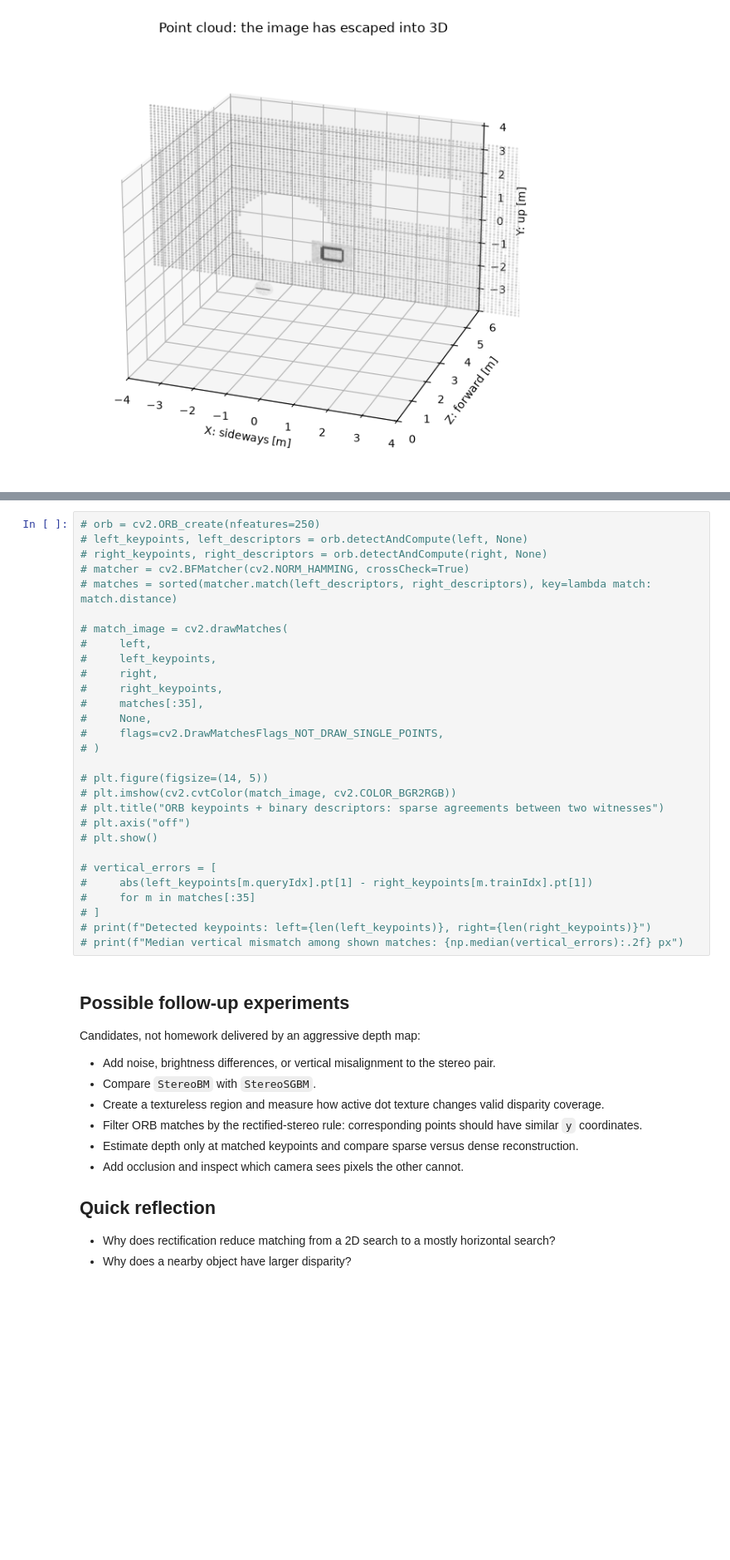
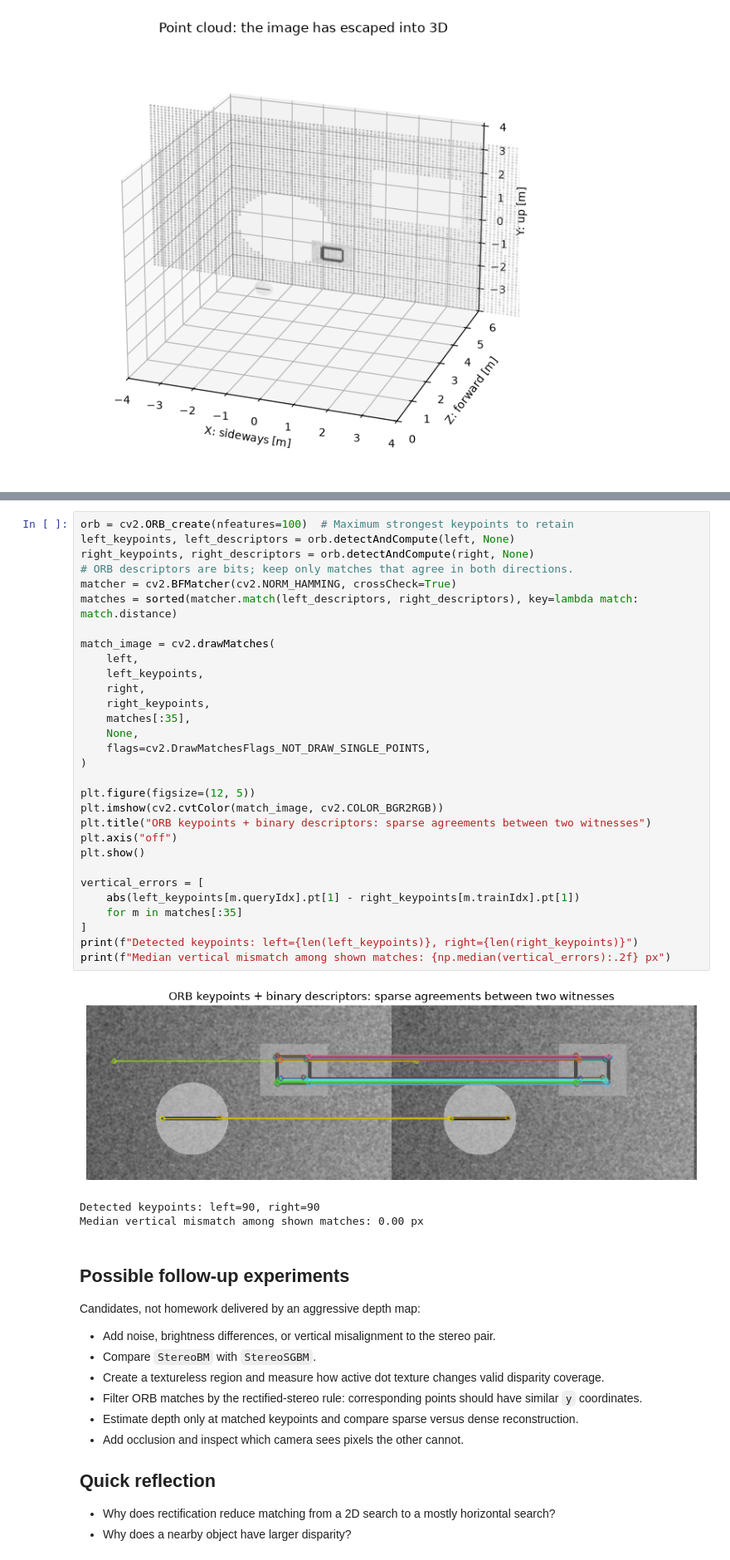
Before and after one commit to Maxstef/wave-part-dual, a Jupyter notebook: notebooks/classical_cv/04_stereo_depth_and_point_clouds.ipynb, the cells around one changed output, grey strips where cells are left out. Shown at 83% size. Drawn from its saved outputs; the diff is of its cells as text; blank space fills up the shorter version.

```diff
--- a/notebooks/classical_cv/04_stereo_depth_and_point_clouds.ipynb
+++ b/notebooks/classical_cv/04_stereo_depth_and_point_clouds.ipynb
@@ -423,32 +563,37 @@ This produces sparse correspondences rather than a full depth map. It is useful
 # %%
-# orb = cv2.ORB_create(nfeatures=250)
-# left_keypoints, left_descriptors = orb.detectAndCompute(left, None)
-# right_keypoints, right_descriptors = orb.detectAndCompute(right, None)
-# matcher = cv2.BFMatcher(cv2.NORM_HAMMING, crossCheck=True)
-# matches = sorted(matcher.match(left_descriptors, right_descriptors), key=lambda match: match.distance)
+orb = cv2.ORB_create(nfeatures=100)  # Maximum strongest keypoints to retain
+left_keypoints, left_descriptors = orb.detectAndCompute(left, None)
+right_keypoints, right_descriptors = orb.detectAndCompute(right, None)
+# ORB descriptors are bits; keep only matches that agree in both directions.
+matcher = cv2.BFMatcher(cv2.NORM_HAMMING, crossCheck=True)
+matches = sorted(matcher.match(left_descriptors, right_descriptors), key=lambda match: match.distance)
 
-# match_image = cv2.drawMatches(
-#     left,
-#     left_keypoints,
-#     right,
-#     right_keypoints,
-#     matches[:35],
-#     None,
-#     flags=cv2.DrawMatchesFlags_NOT_DRAW_SINGLE_POINTS,
-# )
+match_image = cv2.drawMatches(
+    left,
+    left_keypoints,
+    right,
+    right_keypoints,
+    matches[:35],
+    None,
+    flags=cv2.DrawMatchesFlags_NOT_DRAW_SINGLE_POINTS,
+)
 
-# plt.figure(figsize=(14, 5))
-# plt.imshow(cv2.cvtColor(match_image, cv2.COLOR_BGR2RGB))
-# plt.title("ORB keypoints + binary descriptors: sparse agreements between two witnesses")
-# plt.axis("off")
-# plt.show()
+plt.figure(figsize=(12, 5))
+plt.imshow(cv2.cvtColor(match_image, cv2.COLOR_BGR2RGB))
+plt.title("ORB keypoints + binary descriptors: sparse agreements between two witnesses")
+plt.axis("off")
+plt.show()
 
-# vertical_errors = [
-#     abs(left_keypoints[m.queryIdx].pt[1] - right_keypoints[m.trainIdx].pt[1])
-#     for m in matches[:35]
-# ]
-# print(f"Detected keypoints: left={len(left_keypoints)}, right={len(right_keypoints)}")
-# print(f"Median vertical mismatch among shown matches: {np.median(vertical_errors):.2f} px")
+vertical_errors = [
+    abs(left_keypoints[m.queryIdx].pt[1] - right_keypoints[m.trainIdx].pt[1])
+    for m in matches[:35]
+]
+print(f"Detected keypoints: left={len(left_keypoints)}, right={len(right_keypoints)}")
+print(f"Median vertical mismatch among shown matches: {np.median(vertical_errors):.2f} px")
+# %% [output]
+[figure, added]
+Detected keypoints: left=90, right=90
+Median vertical mismatch among shown matches: 0.00 px
 # %% [markdown]
 ## Possible follow-up experiments
 
```
Also changed, not shown: parts of 5 cells of this notebook.
